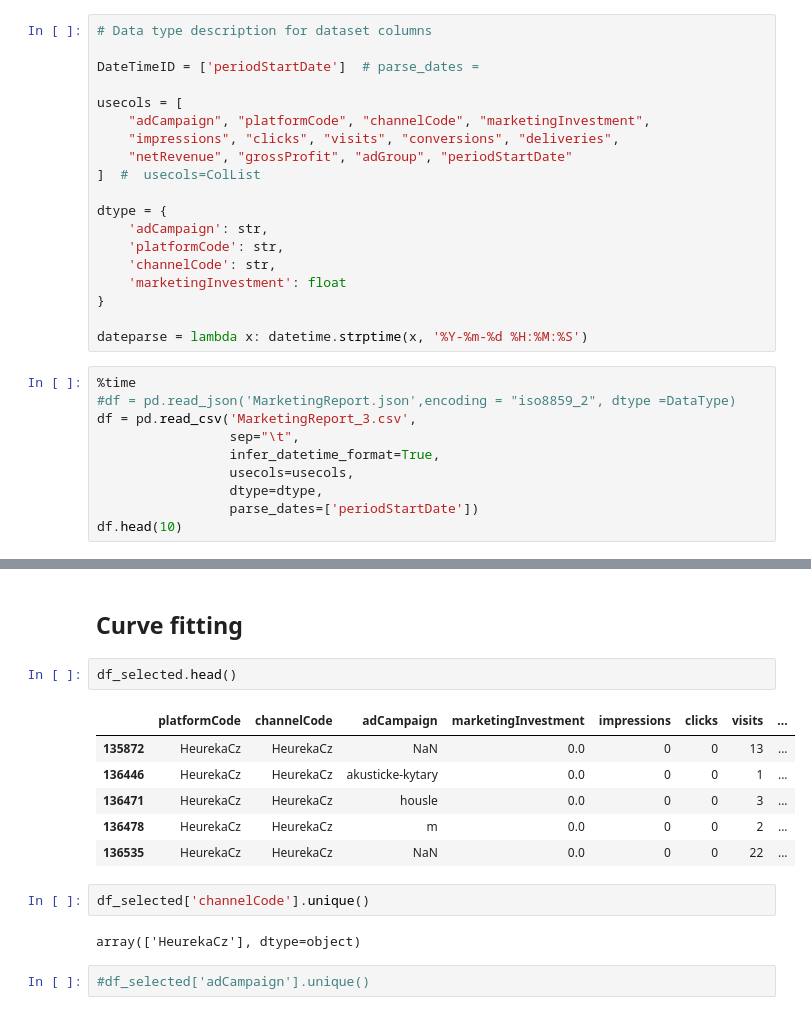
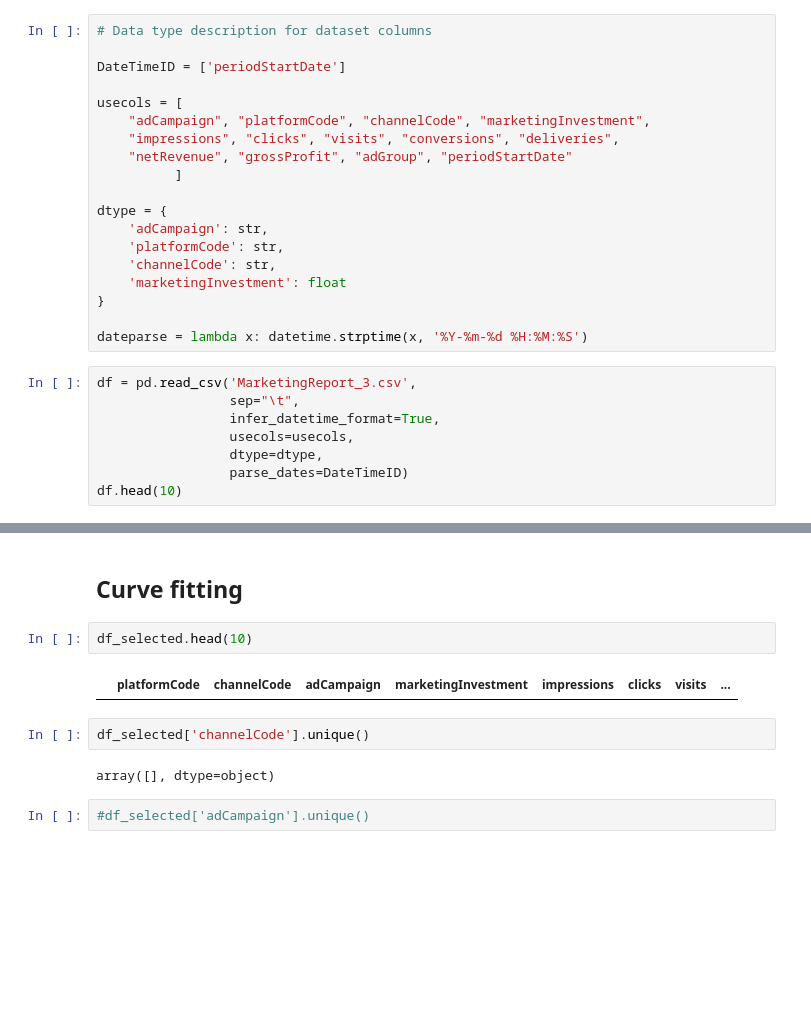
Before and after one commit to krivolapov/roivenue_test, a Jupyter notebook: Data_analysis.ipynb, the cells around one changed output, grey strips where cells are left out. Cells and saved outputs as stored; diff of their text form; blank space fills up the shorter version.

```diff
--- a/Data_analysis.ipynb
+++ b/Data_analysis.ipynb
@@ -41,13 +42,13 @@ cf.go_offline()
 # %%
 # Data type description for dataset columns
 
-DateTimeID = ['periodStartDate']  # parse_dates =
+DateTimeID = ['periodStartDate']
 
 usecols = [
     "adCampaign", "platformCode", "channelCode", "marketingInvestment",
     "impressions", "clicks", "visits", "conversions", "deliveries",
     "netRevenue", "grossProfit", "adGroup", "periodStartDate"
-]  #  usecols=ColList
+          ]
 
 dtype = {
     'adCampaign': str,
@@ -58,13 +59,11 @@ dtype = {
 
 dateparse = lambda x: datetime.strptime(x, '%Y-%m-%d %H:%M:%S')
 # %%
-%time
-#df = pd.read_json('MarketingReport.json',encoding = "iso8859_2", dtype =DataType)
 df = pd.read_csv('MarketingReport_3.csv',
                  sep="\t",
                  infer_datetime_format=True,
                  usecols=usecols,
                  dtype=dtype,
-                 parse_dates=['periodStartDate'])
+                 parse_dates=DateTimeID)
 df.head(10)
 # %% [output]
@@ -546,18 +547,13 @@ compaigns_list.value
 # %% [markdown]
 ## Curve fitting
 # %%
-df_selected.head()
+df_selected.head(10)
 # %% [output]
 |  | platformCode | channelCode | adCampaign | marketingInvestment | impressions | clicks | visits | ... |
-| 135872 | HeurekaCz | HeurekaCz | NaN | 0.0 | 0 | 0 | 13 | ... |
-| 136446 | HeurekaCz | HeurekaCz | akusticke-kytary | 0.0 | 0 | 0 | 1 | ... |
-| 136471 | HeurekaCz | HeurekaCz | housle | 0.0 | 0 | 0 | 3 | ... |
-| 136478 | HeurekaCz | HeurekaCz | m | 0.0 | 0 | 0 | 2 | ... |
-| 136535 | HeurekaCz | HeurekaCz | NaN | 0.0 | 0 | 0 | 22 | ... |
 # %%
 df_selected['channelCode'].unique()
 # %% [output]
-array(['HeurekaCz'], dtype=object)
+array([], dtype=object)
 # %%
 #df_selected['adCampaign'].unique()
 # %%
```
Also changed, not shown: parts of 66 cells of this notebook, 11 other files.
